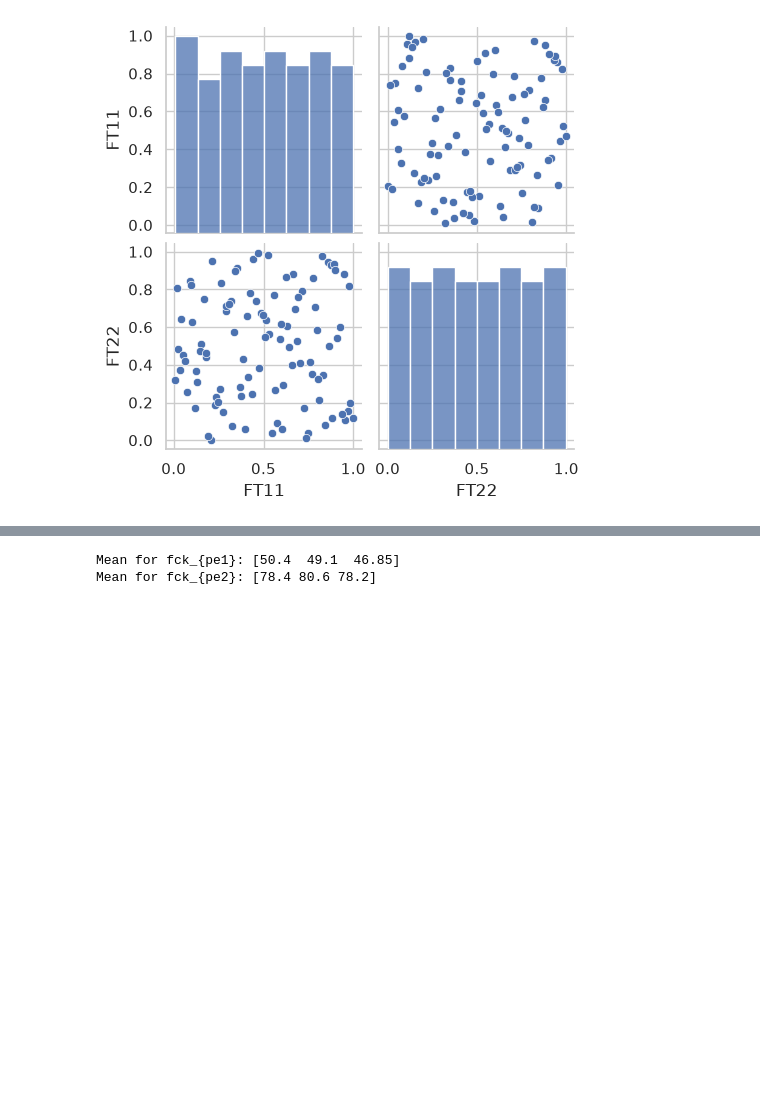
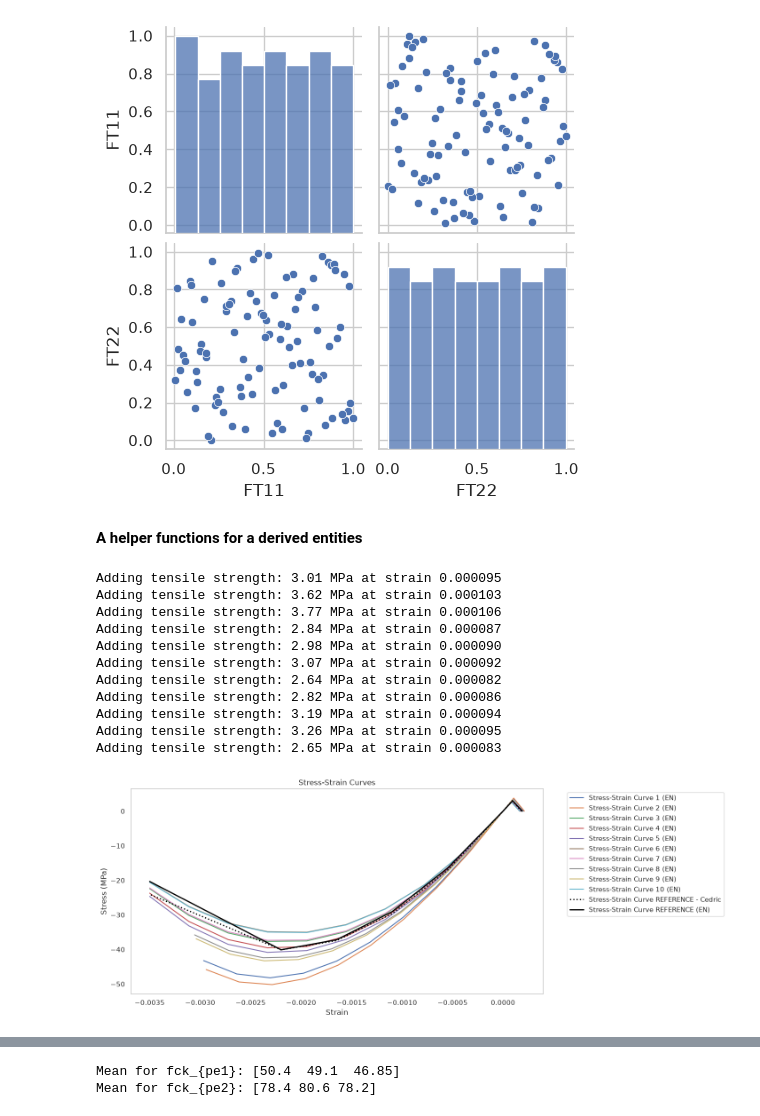
Before and after one commit to DavidSilhanek/TUD, a Jupyter notebook: gen_prior_design.ipynb, the cells around one changed output, grey strips where cells are left out. Cells and saved outputs as stored; diff of their text form; code cells hidden in the pictures; blank space fills up the shorter version.

Commit message:
in process of parametrization the stress-strain diagrams

```diff
--- a/gen_prior_design.ipynb
+++ b/gen_prior_design.ipynb
@@ -29,0 +80,2 @@ seaborn_plot = sns.pairplot(pd.DataFrame(lhs_samples, columns=["FT11", "FT22"]))
+# %% [markdown]
+**A helper functions for a derived entities**
@@ -29,0 +184,32 @@ seaborn_plot = sns.pairplot(pd.DataFrame(lhs_samples, columns=["FT11", "FT22"]))
+# %%
+curve_en = stress_strain_curve_EN(fcm=40.1, E=31600, tensile_strength=0.075, for_sofistik=True)
+curves_en = [stress_strain_curve_EN(fcm=fc, E=E, tensile_strength=0.075) for fc, E in zip(samples, estimated_youngs_modulus)]
+# curves = [stress_strain_curve(fcm=fc, E=E) for fc, E in zip(samples, estimated_youngs_modulus)]
+
+
+
+plt.figure(figsize=(12, 6))
+
+for i, c in enumerate(curves_en):
+    plt.plot(c[:, 0], c[:, 1], label=f"Stress-Strain Curve {i+1} (EN)",)
+plt.plot(materials["PE_1"]["basic_breakpoints"][:, 0]/1000, materials["PE_1"]["basic_breakpoints"][:, 1], label="Stress-Strain Curve REFERENCE - Cedric", color='black', linestyle=':', linewidth=2)
+plt.plot(curve_en[:, 0],curve_en[:, 1], label="Stress-Strain Curve REFERENCE (EN)  ", color='black', linewidth=2)
+plt.xlabel("Strain")
+plt.ylabel("Stress (MPa)")
+plt.title("Stress-Strain Curves")
+plt.legend(bbox_to_anchor=(1.05, 1), loc='upper left')
+plt.grid()
+plt.show()
+# %% [output]
+Adding tensile strength: 3.01 MPa at strain 0.000095
+Adding tensile strength: 3.62 MPa at strain 0.000103
+Adding tensile strength: 3.77 MPa at strain 0.000106
+Adding tensile strength: 2.84 MPa at strain 0.000087
+Adding tensile strength: 2.98 MPa at strain 0.000090
+Adding tensile strength: 3.07 MPa at strain 0.000092
+Adding tensile strength: 2.64 MPa at strain 0.000082
+Adding tensile strength: 2.82 MPa at strain 0.000086
+Adding tensile strength: 3.19 MPa at strain 0.000094
+Adding tensile strength: 3.26 MPa at strain 0.000095
+Adding tensile strength: 2.65 MPa at strain 0.000083
+[figure, added]
```
Also changed, not shown: parts of 6 cells of this notebook, 4 other files.
